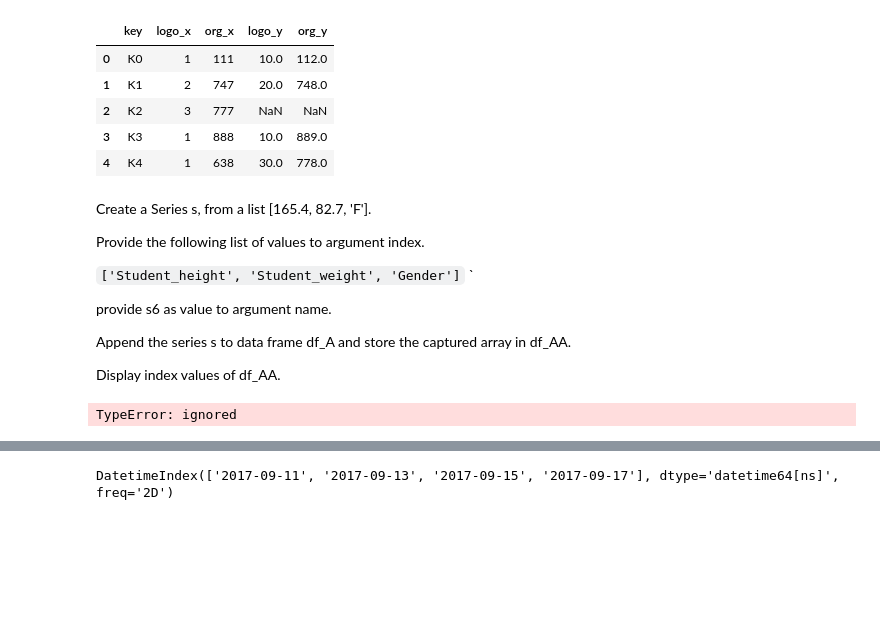
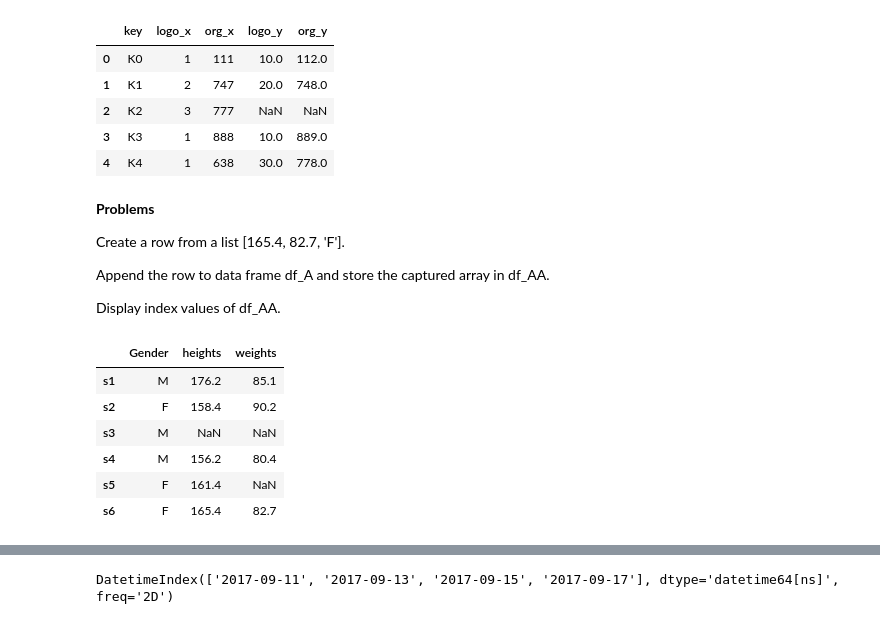
Before and after one commit to whatsupabhijit/py_rambling, a Jupyter notebook: pandas/panda.ipynb, the cells around one changed output, grey strips where cells are left out. Cells and saved outputs as stored; diff of their text form; code cells hidden in the pictures; blank space fills up the shorter version.

```diff
--- a/pandas/panda.ipynb
+++ b/pandas/panda.ipynb
@@ -1072,23 +1088,24 @@ pd.DataFrame.merge(df1, df2, on='key', how='left')
 | 3 | K3 | 1 | 888 | 10.0 | 889.0 |
 | 4 | K4 | 1 | 638 | 30.0 | 778.0 |
 # %% [markdown]
-Create a Series s, from a list [165.4, 82.7, 'F'].
+**Problems**
 
-Provide the following list of values to argument index.
+Create a row from a list [165.4, 82.7, 'F'].
 
-`['Student_height', 'Student_weight', 'Gender']`
-`
-
-provide s6 as value to argument name.
-
-Append the series s to data frame df_A and store the captured array in df_AA.
+Append the row to data frame df_A and store the captured array in df_AA.
 
 Display index values of df_AA.
-# %%
-s = pd.Series([165.4, 82.7, 'F'])
-
-df_B = df_A.append(s, ignore_index = True, index=['Student_height', 'Student_weight', 'Gender'] )
-df_B
-# %% [output]
-TypeError: ignored
+# %%
+df_temp = pd.DataFrame({'heights': 165.4, 'weights': 82.7, 'Gender': 'F'}, index=['s6'])
+
+df_AA = pd.concat([df_A, df_temp])
+df_AA
+# %% [output]
+|  | Gender | heights | weights |
+| s1 | M | 176.2 | 85.1 |
+| s2 | F | 158.4 | 90.2 |
+| s3 | M | NaN | NaN |
+| s4 | M | 156.2 | 80.4 |
+| s5 | F | 161.4 | NaN |
+| s6 | F | 165.4 | 82.7 |
 # %% [markdown]
```
Also changed, not shown: parts of 23 cells of this notebook.
